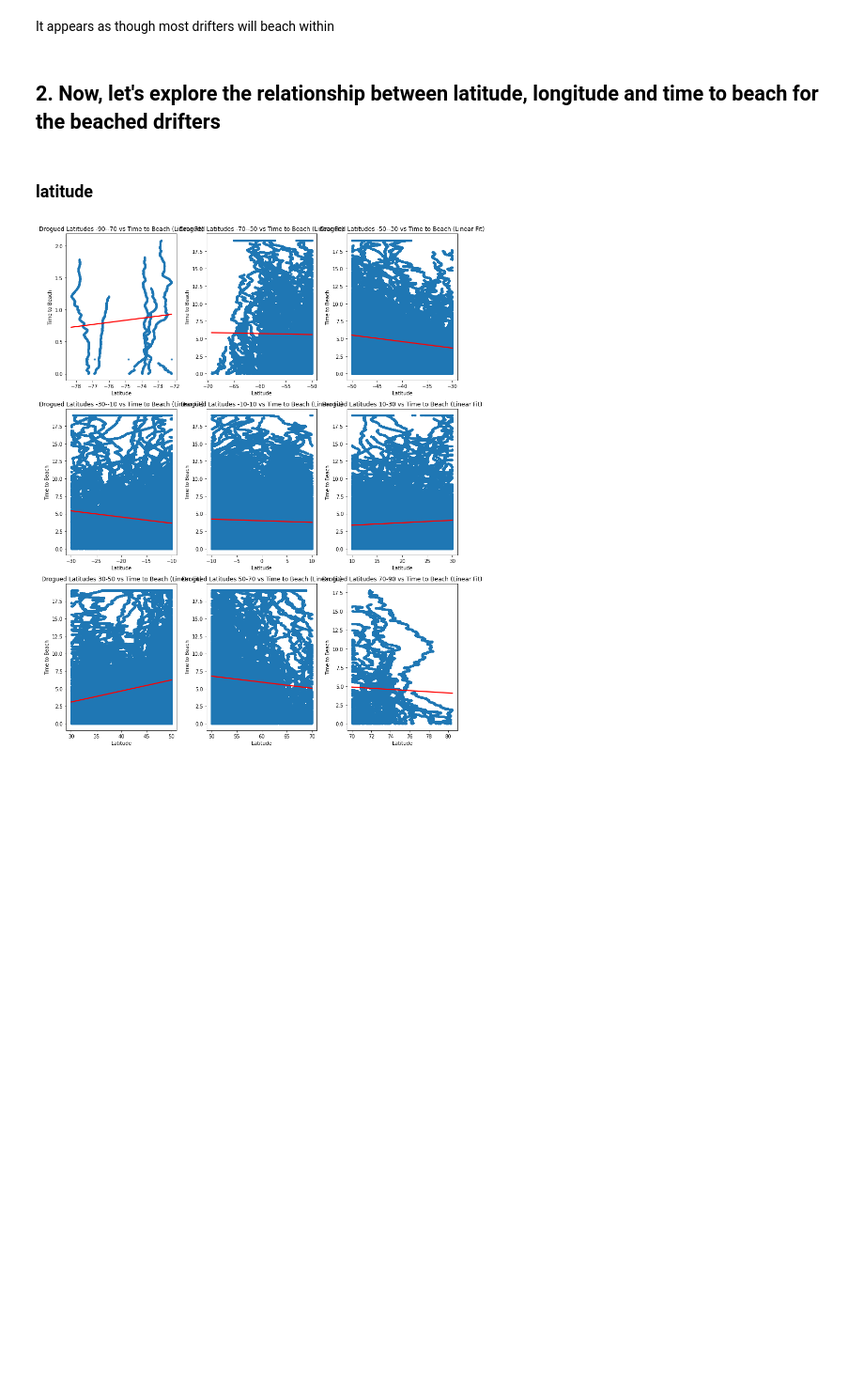
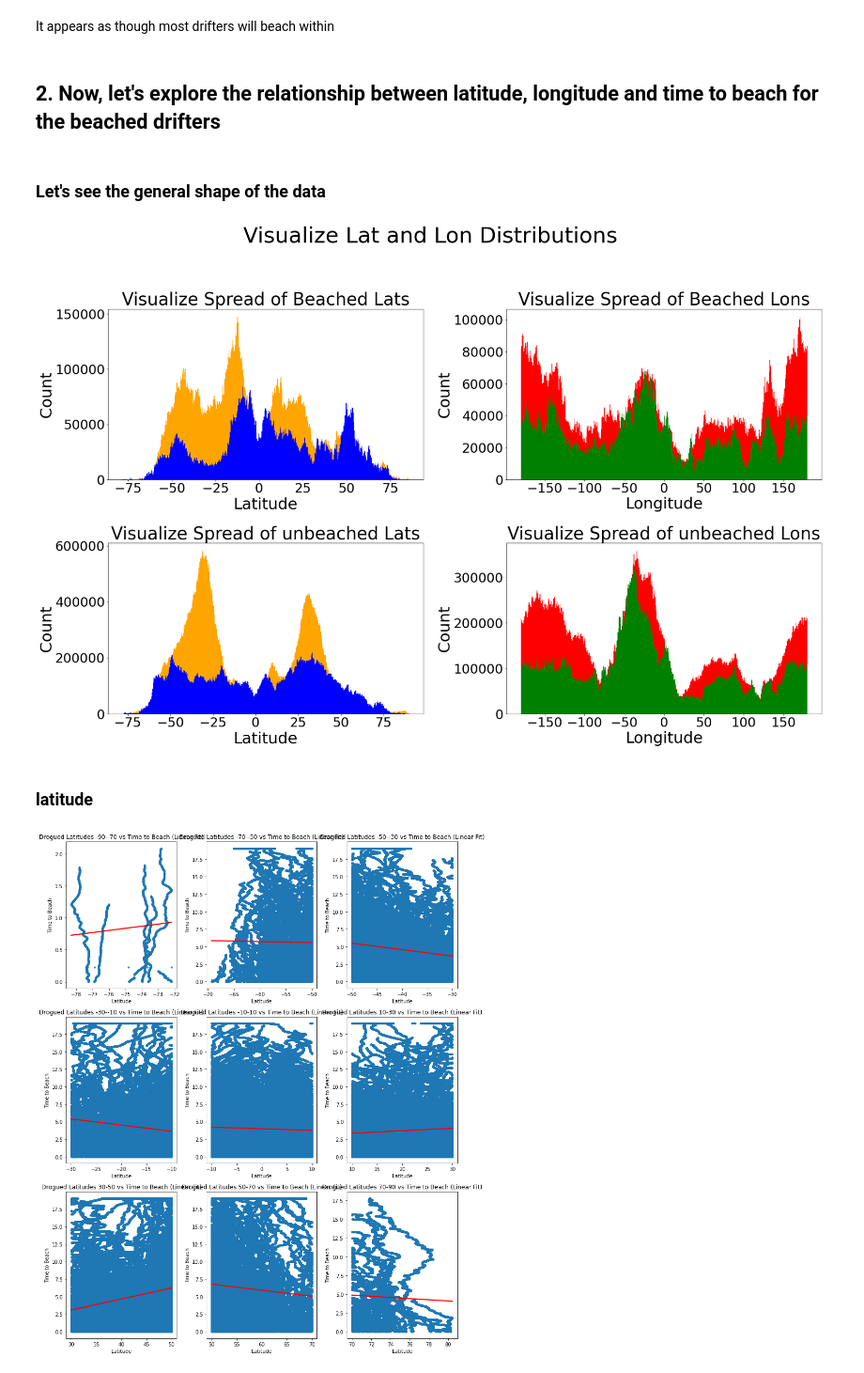
Before and after one commit to GHOpenonic/global-drifter-program, a Jupyter notebook: time to beaching relationships.ipynb, the cells around one changed output. Shown at 94% size. Saved outputs shown, nothing was run; the diff lists cells and outputs as text; code cells hidden in the pictures; blank space fills up the shorter version.

Commit message:
Add files via upload
added lat and lon distribution exploration

```diff
--- a/time to beaching relationships.ipynb
+++ b/time to beaching relationships.ipynb
@@ -158,6 +158,42 @@ unbeach_drogued['time to beach'] = np.array(unbeach_drogued_month)
 unbeach_undrogued['time to beach'] = np.array(unbeach_undrogued_month)
 # %% [markdown]
 ## 2. Now, let's explore the relationship between latitude, longitude and time to beach for the beached drifters
+# %% [markdown]
+### Let's see the general shape of the data
+# %%
+fig, axs = plt.subplots(2, 2, figsize=(26, 18))
+
+# Plotting the histograms in each subplot
+axs[0, 0].hist(beach_undrogued['lat'], label = 'beach_undrogued lat',bins = 500, color = 'orange')
+axs[0, 0].hist(beach_drogued['lat'], label = 'beach_drogued lat',bins = 500, color = 'blue')
+axs[0, 0].set_title('Visualize Spread of Beached Lats', fontsize = 40)
+axs[0, 0].set_xlabel('Latitude',fontsize = 36)
+axs[0, 0].set_ylabel('Count', fontsize = 36)
+
+axs[1, 0].hist(unbeach_undrogued['lat'], label = 'unbeach_undrogued lat',bins = 500, color = 'orange')
+axs[1, 0].hist(unbeach_drogued['lat'], label = 'unbeach_drogued lat',bins = 500, color = 'blue')
+axs[1, 0].set_title('Visualize Spread of unbeached Lats', fontsize = 40)
+axs[1, 0].set_xlabel('Latitude',fontsize = 36)
+axs[1, 0].set_ylabel('Count', fontsize = 36)
+
+axs[0, 1].hist(beach_undrogued['lon'], label = 'beach_undrogued lat',bins = 500, color = 'red')
+axs[0, 1].hist(beach_drogued['lon'], label = 'beach_drogued lon',bins = 500, color = 'green')
+axs[0, 1].set_title('Visualize Spread of Beached Lons', fontsize = 40)
+axs[0, 1].set_xlabel('Longitude',fontsize = 36)
+axs[0, 1].set_ylabel('Count', fontsize = 36)
+
+axs[1, 1].hist(unbeach_undrogued['lon'], label = 'unbeach_undrogued lon',bins = 500, color = 'red')
+axs[1, 1].hist(unbeach_drogued['lon'], label = 'unbeach_drogued lon',bins = 500, color = 'green')
+axs[1, 1].set_title('Visualize Spread of unbeached Lons', fontsize = 40)
+axs[1, 1].set_xlabel('Longitude',fontsize = 36)
+axs[1, 1].set_ylabel('Count', fontsize = 36)
+
+# Adjust layout and spacing
+plt.suptitle('Visualize Lat and Lon Distributions', fontsize=50)
+plt.tight_layout(rect=[0, 0.03, 1, 0.95])
+plt.show()
+# %% [output]
+[figure, added]
 # %%
 # define dataframes only containing the starting locations of drifters
 first_beach_drogued = beach_drogued.drop_duplicates(subset='ID', keep='first')
```
Also changed, not shown: parts of 3 cells of this notebook.
